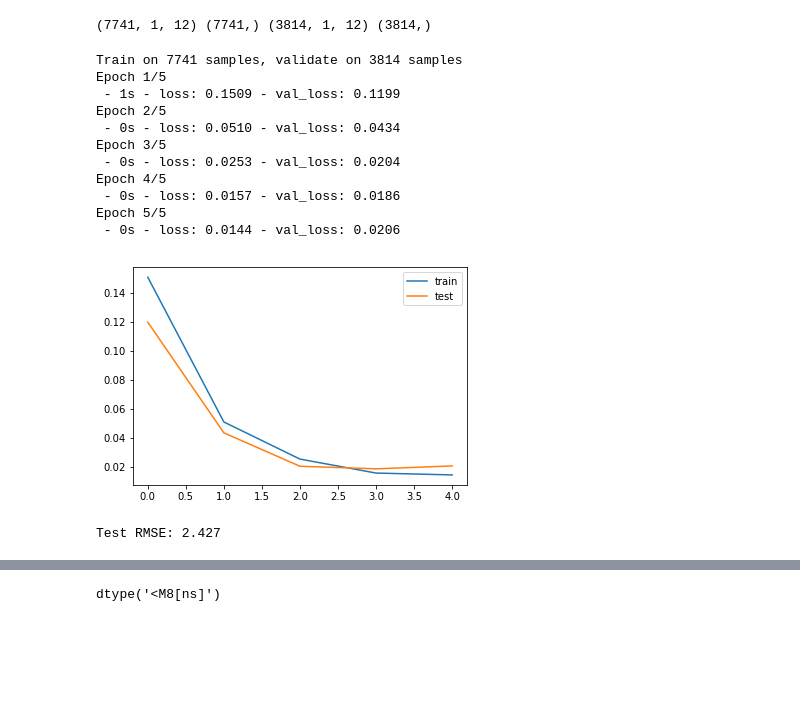
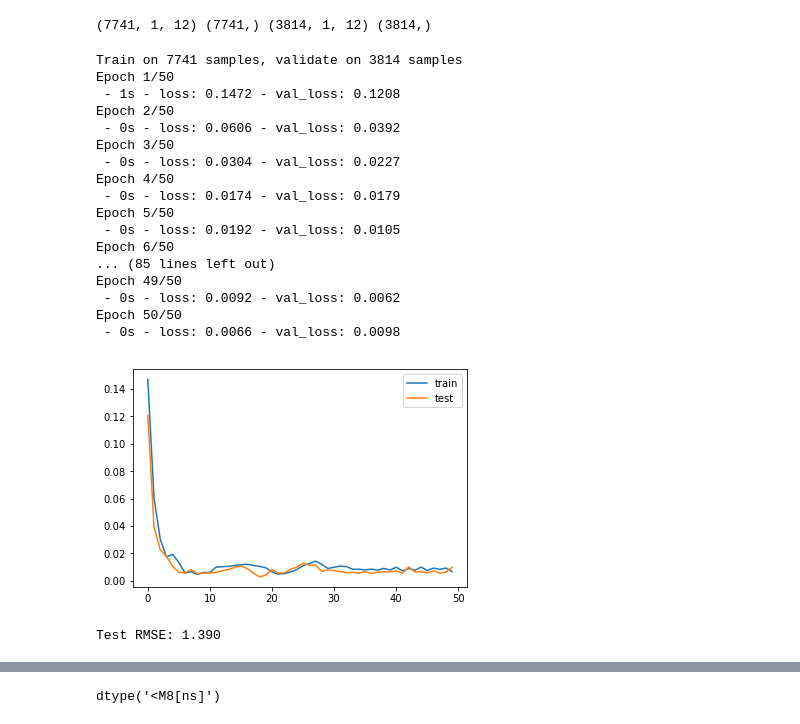
Before and after one commit to pszkilnyk/skittles, a Jupyter notebook: Untitled1.ipynb, the cells around one changed output, grey strips where cells are left out. Drawn from its saved outputs; the diff is of its cells as text; code cells hidden in the pictures; blank space fills up the shorter version.

```diff
--- a/Untitled1.ipynb
+++ b/Untitled1.ipynb
@@ -107,29 +105,35 @@ print(train_X.shape, train_y.shape, test_X.shape, test_y.shape)
 # %%
 # design network
 model = Sequential()
 model.add(LSTM(50, input_shape=(train_X.shape[1], train_X.shape[2])))
 model.add(Dense(1))
 model.compile(loss='mae', optimizer='adam')
 # fit network
-history = model.fit(train_X, train_y, epochs=5, batch_size=72, validation_data=(test_X, test_y), verbose=2, shuffle=False)
+history = model.fit(train_X, train_y, epochs=50, batch_size=72, validation_data=(test_X, test_y), verbose=2, shuffle=False)
 # plot history
 pyplot.plot(history.history['loss'], label='train')
 pyplot.plot(history.history['val_loss'], label='test')
 pyplot.legend()
 pyplot.show()
 # %% [output]
 Train on 7741 samples, validate on 3814 samples
-Epoch 1/5
- - 1s - loss: 0.1509 - val_loss: 0.1199
-Epoch 2/5
- - 0s - loss: 0.0510 - val_loss: 0.0434
-Epoch 3/5
- - 0s - loss: 0.0253 - val_loss: 0.0204
-Epoch 4/5
- - 0s - loss: 0.0157 - val_loss: 0.0186
-Epoch 5/5
- - 0s - loss: 0.0144 - val_loss: 0.0206
+Epoch 1/50
+ - 1s - loss: 0.1472 - val_loss: 0.1208
+Epoch 2/50
+ - 0s - loss: 0.0606 - val_loss: 0.0392
+Epoch 3/50
+ - 0s - loss: 0.0304 - val_loss: 0.0227
+Epoch 4/50
+ - 0s - loss: 0.0174 - val_loss: 0.0179
+Epoch 5/50
+ - 0s - loss: 0.0192 - val_loss: 0.0105
+Epoch 6/50
+... (85 lines left out)
+Epoch 49/50
+ - 0s - loss: 0.0092 - val_loss: 0.0062
+Epoch 50/50
+ - 0s - loss: 0.0066 - val_loss: 0.0098
-[figure, old version]
+[figure, new version]
 # %%
 # make a prediction
 yhat = model.predict(test_X)
@@ -147,7 +151,7 @@ inv_y = inv_y[:,0]
 rmse = sqrt(mean_squared_error(inv_y, inv_yhat))
 print('Test RMSE: %.3f' % rmse)
 # %% [output]
-Test RMSE: 2.427
+Test RMSE: 1.390
 # %%
 f=mydata.reset_index()
 f.head()
```
Also changed, not shown: parts of 5 cells of this notebook.
